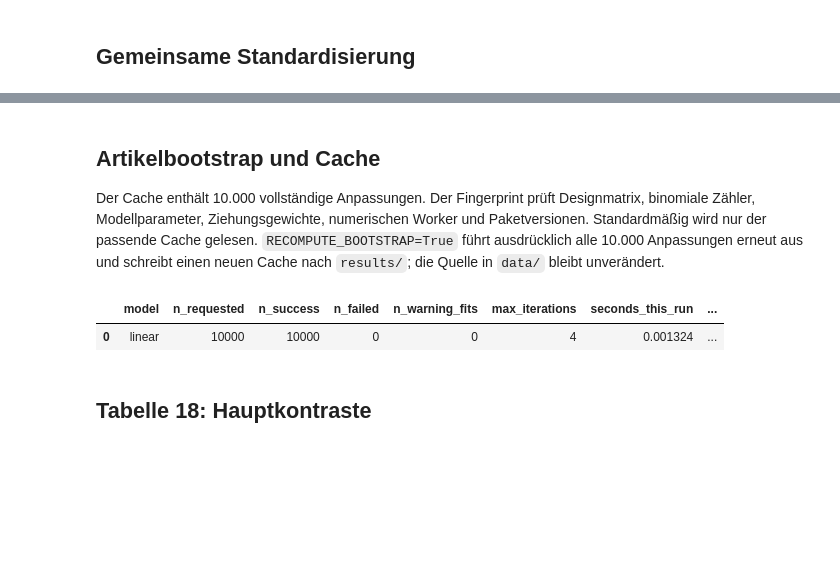
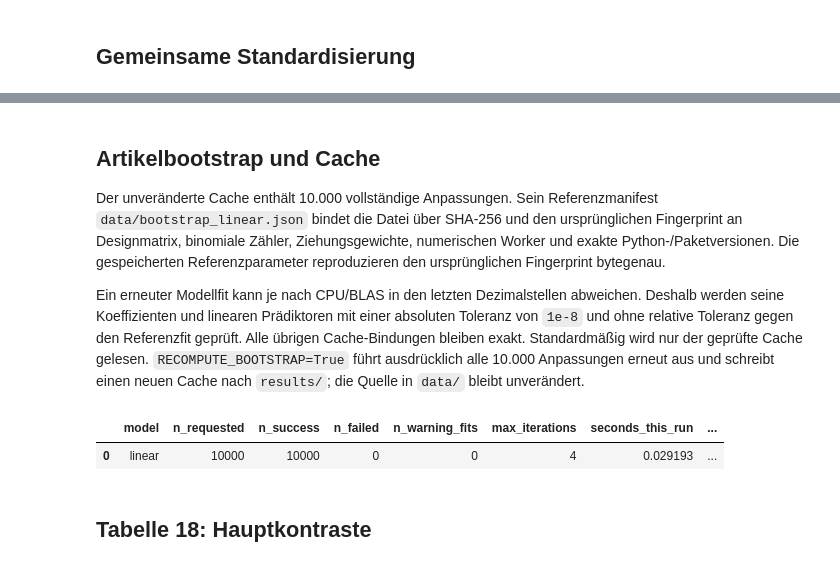
Before and after one commit to EdgarXB/Masterarbeit_Faktenretention_unter_rekursiver_Kompressionskette, a Jupyter notebook: notebooks/06_laengenregression.ipynb, the cells around one changed output, grey strips where cells are left out. Saved outputs shown, nothing was run; the diff lists cells and outputs as text; code cells hidden in the pictures; blank space fills up the shorter version.

Commit message:
Prüfe Bootstrap-Cache unabhängig von Rundungsunterschieden im GLM-Fit

```diff
--- a/notebooks/06_laengenregression.ipynb
+++ b/notebooks/06_laengenregression.ipynb
@@ -299,13 +299,25 @@ display(points[(points.definition == 'central95') & (points.model == 'linear')].
 # %% [markdown]
 ## Artikelbootstrap und Cache
 
-Der Cache enthält 10.000 vollständige Anpassungen. Der Fingerprint prüft Designmatrix, binomiale Zähler, Modellparameter, Ziehungsgewichte, numerischen Worker und Paketversionen. Standardmäßig wird nur der passende Cache gelesen. `RECOMPUTE_BOOTSTRAP=True` führt ausdrücklich alle 10.000 Anpassungen erneut aus und schreibt einen neuen Cache nach `results/`; die Quelle in `data/` bleibt unverändert.
+Der unveränderte Cache enthält 10.000 vollständige Anpassungen. Sein Referenzmanifest
+`data/bootstrap_linear.json` bindet die Datei über SHA-256 und den ursprünglichen
+Fingerprint an Designmatrix, binomiale Zähler, Ziehungsgewichte, numerischen Worker
+und exakte Python-/Paketversionen. Die gespeicherten Referenzparameter reproduzieren
+den ursprünglichen Fingerprint bytegenau.
+
+Ein erneuter Modellfit kann je nach CPU/BLAS in den letzten Dezimalstellen abweichen.
+Deshalb werden seine Koeffizienten und linearen Prädiktoren mit einer absoluten
+Toleranz von `1e-8` und ohne relative Toleranz gegen den Referenzfit geprüft.
+Alle übrigen Cache-Bindungen bleiben exakt. Standardmäßig wird nur der geprüfte
+Cache gelesen. `RECOMPUTE_BOOTSTRAP=True` führt ausdrücklich alle 10.000 Anpassungen
+erneut aus und schreibt einen neuen Cache nach `results/`; die Quelle in `data/`
+bleibt unverändert.
 # %%
 RECOMPUTE_BOOTSTRAP = False
 # %%
 from faktenretention import analysis_bootstrap_worker as worker
+from faktenretention.bootstrap_cache import load_bootstrap_cache
 worker_source = Path(worker.__file__).read_text()
-from faktenretention import analysis_bootstrap_worker as worker
 draws = np.random.default_rng(SEED).integers(0, N_ART, size=(B, N_ART))
 bootstrap_counts = np.zeros((B, N_ART), dtype=np.int16)
 np.add.at(bootstrap_counts, (np.repeat(np.arange(B), N_ART), draws.ravel()), 1)
@@ -335,42 +347,39 @@ for kind, state in models.items():
             n_expanded_rows=len(expanded), max_prediction_difference=max_error, passed=True))
 export(pd.DataFrame(weight_validation), 'bootstrap_haufigkeitsgewichte_unabhaengig_validiert')
 for kind, state in models.items():
     fingerprint = hashlib.sha256(state['X'].tobytes() + Y.tobytes() + state['beta'].tobytes() + bootstrap_counts.tobytes() + worker_source.encode() + json.dumps(software,
         sort_keys=True).encode()).hexdigest()
     cache = DATA_DIR / 'bootstrap_linear.npz'
     cached = False
-    if cache.is_file() and (not RECOMPUTE_BOOTSTRAP):
-        with np.load(cache, allow_pickle=False) as archive:
-            if str(archive['fingerprint']) == fingerprint:
-                coefficients = archive['coefficients'].copy()
-                records = json.loads(str(archive['records']))
-                cached = True
     started = time.perf_counter()
+    if not RECOMPUTE_BOOTSTRAP:
+        coefficients, records, fingerprint = load_bootstrap_cache(
+            cache, X=state['X'], Y=Y, beta=state['beta'], bootstrap_counts=bootstrap_counts,
+            worker_source=worker_source, software=software)
+        cached = True
     if not cached:
-        if not RECOMPUTE_BOOTSTRAP:
-            raise RuntimeError('Cache passt nicht: dokumentierte Python-/Paketversionen verwenden oder RECOMPUTE_BOOTSTRAP ausdrücklich aktivieren.')
         worker.initialize(state['X'], Y, ART_INDEX, state['beta'])
         batches = [worker.fit_batch(bootstrap_counts[start:start + 100]) for start in range(0, B, 100)]
         coefficients = np.concatenate([batch[0] for batch in batches])
         records = [r for batch in batches for r in batch[1]]
         np.savez_compressed(OUT / 'bootstrap_linear_neu.npz', coefficients=coefficients, records=json.dumps(records),
             fingerprint=fingerprint, bootstrap_counts=bootstrap_counts)
     assert coefficients.shape == (B, state['X'].shape[1]) and len(records) == B
     success = np.array([bool(r[0]) for r in records])
     assert np.isfinite(coefficients[success]).all()
     boot_coefficients[kind] = coefficients
     bootstrap_fit_rows.append(dict(model=kind, n_requested=B, n_success=int(success.sum()), n_failed=int((~success).sum()),
         n_warning_fits=sum((bool(r[2]) for r in records)), max_iterations=max((r[1] for r in records)),
         seconds_this_run=time.perf_counter() - started, cache_used=cached, fingerprint=fingerprint))
     failures = pd.DataFrame([dict(draw=i, converged=r[0], iterations=r[1], message=r[2]) for i, r in enumerate(records) if not r[0] or r[2]],
         columns=['draw', 'converged', 'iterations', 'message'])
     export(failures, f'bootstrap_numerische_hinweise_{kind}')
 bootstrap_fits = pd.DataFrame(bootstrap_fit_rows)
 export(bootstrap_fits, 'bootstrap_anpassungsdiagnostik')
 display(bootstrap_fits.drop(columns='fingerprint'))
 # %% [output]
 |  | model | n_requested | n_success | n_failed | n_warning_fits | max_iterations | seconds_this_run | ... |
-| 0 | linear | 10000 | 10000 | 0 | 0 | 4 | 0.001324 | ... |
+| 0 | linear | 10000 | 10000 | 0 | 0 | 4 | 0.029193 | ... |
 # %% [markdown]
 ## Tabelle 18: Hauptkontraste
 # %%
```
Also changed, not shown: 7 other files.
